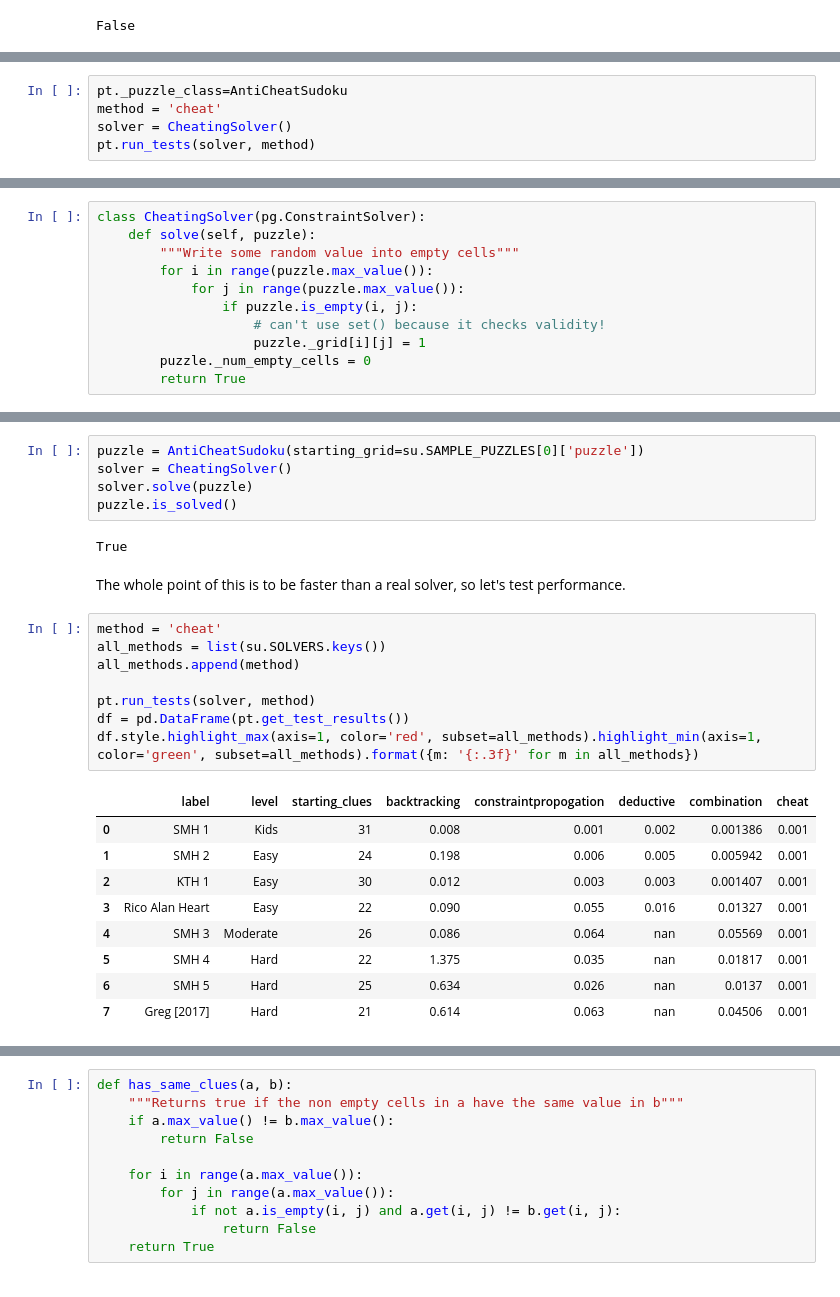
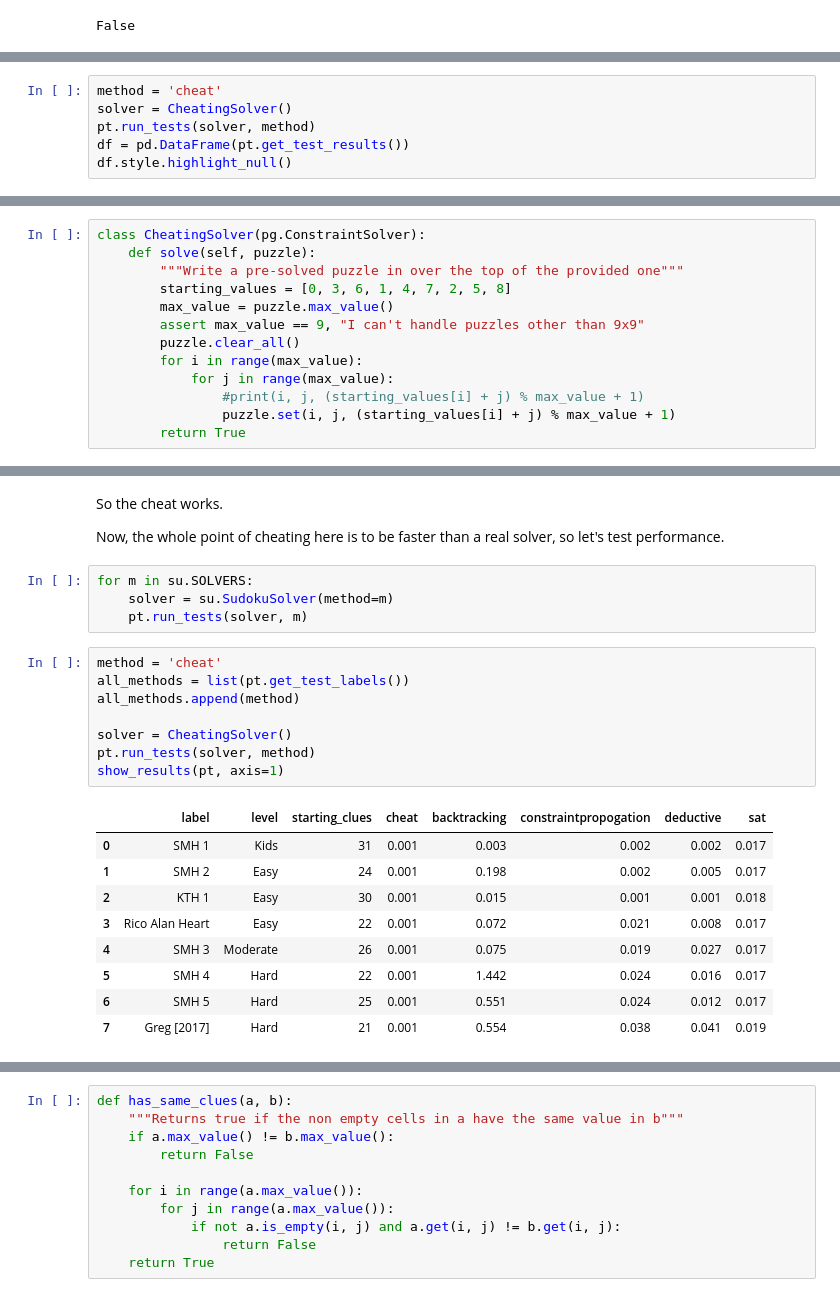
Before and after one commit to hissohathair/puzzle-solvers, a Jupyter notebook: Sudoku Solver.ipynb, the cells around one changed output, grey strips where cells are left out. Saved outputs shown, nothing was run; the diff lists cells and outputs as text.

```diff
--- a/Sudoku Solver.ipynb
+++ b/Sudoku Solver.ipynb
@@ -560,6 +609,7 @@ A little better -- the puzzle instance at least knows it is not solved, even tho
 # %%
-pt._puzzle_class=AntiCheatSudoku
 method = 'cheat'
 solver = CheatingSolver()
 pt.run_tests(solver, method)
+df = pd.DataFrame(pt.get_test_results())
+df.style.highlight_null()
 # %% [output]
@@ -586,12 +634,14 @@ So since our really simple cheater no longer works I guess we'll need a more sop
-# %%
-class CheatingSolver(pg.ConstraintSolver):
-    def solve(self, puzzle):
-        """Write some random value into empty cells"""
-        for i in range(puzzle.max_value()):
-            for j in range(puzzle.max_value()):
-                if puzzle.is_empty(i, j):
-                    # can't use set() because it checks validity!
-                    puzzle._grid[i][j] = 1
-        puzzle._num_empty_cells = 0
-        return True
+# %%
+class CheatingSolver(pg.ConstraintSolver):
+    def solve(self, puzzle):
+        """Write a pre-solved puzzle in over the top of the provided one"""
+        starting_values = [0, 3, 6, 1, 4, 7, 2, 5, 8]
+        max_value = puzzle.max_value()
+        assert max_value == 9, "I can't handle puzzles other than 9x9"
+        puzzle.clear_all()
+        for i in range(max_value):
+            for j in range(max_value):
+                #print(i, j, (starting_values[i] + j) % max_value + 1)
+                puzzle.set(i, j, (starting_values[i] + j) % max_value + 1)
+        return True
 # %%
@@ -626,28 +654,27 @@ class CheatingSolver(pg.ConstraintSolver):
-# %%
-puzzle = AntiCheatSudoku(starting_grid=su.SAMPLE_PUZZLES[0]['puzzle'])
-solver = CheatingSolver()
-solver.solve(puzzle)
-puzzle.is_solved()
-# %% [output]
-True
 # %% [markdown]
-The whole point of this is to be faster than a real solver, so let's test performance.
+So the cheat works.
+
+Now, the whole point of cheating here is to be faster than a real solver, so let's test performance.
+# %%
+for m in su.SOLVERS:
+    solver = su.SudokuSolver(method=m)
+    pt.run_tests(solver, m)
 # %%
 method = 'cheat'
-all_methods = list(su.SOLVERS.keys())
+all_methods = list(pt.get_test_labels())
 all_methods.append(method)
 
+solver = CheatingSolver()
 pt.run_tests(solver, method)
-df = pd.DataFrame(pt.get_test_results())
-df.style.highlight_max(axis=1, color='red', subset=all_methods).highlight_min(axis=1, color='green', subset=all_methods).format({m: '{:.3f}' for m in all_methods})
+show_results(pt, axis=1)
 # %% [output]
-|  | label | level | starting_clues | backtracking | constraintpropogation | deductive | combination | cheat |
-| 0 | SMH 1 | Kids | 31 | 0.008 | 0.001 | 0.002 | 0.001386 | 0.001 |
-| 1 | SMH 2 | Easy | 24 | 0.198 | 0.006 | 0.005 | 0.005942 | 0.001 |
-| 2 | KTH 1 | Easy | 30 | 0.012 | 0.003 | 0.003 | 0.001407 | 0.001 |
-| 3 | Rico Alan Heart | Easy | 22 | 0.090 | 0.055 | 0.016 | 0.01327 | 0.001 |
-| 4 | SMH 3 | Moderate | 26 | 0.086 | 0.064 | nan | 0.05569 | 0.001 |
-| 5 | SMH 4 | Hard | 22 | 1.375 | 0.035 | nan | 0.01817 | 0.001 |
-| 6 | SMH 5 | Hard | 25 | 0.634 | 0.026 | nan | 0.0137 | 0.001 |
-| 7 | Greg [2017] | Hard | 21 | 0.614 | 0.063 | nan | 0.04506 | 0.001 |
+|  | label | level | starting_clues | cheat | backtracking | constraintpropogation | deductive | sat |
+| 0 | SMH 1 | Kids | 31 | 0.001 | 0.003 | 0.002 | 0.002 | 0.017 |
+| 1 | SMH 2 | Easy | 24 | 0.001 | 0.198 | 0.002 | 0.005 | 0.017 |
+| 2 | KTH 1 | Easy | 30 | 0.001 | 0.015 | 0.001 | 0.001 | 0.018 |
+| 3 | Rico Alan Heart | Easy | 22 | 0.001 | 0.072 | 0.021 | 0.008 | 0.017 |
+| 4 | SMH 3 | Moderate | 26 | 0.001 | 0.075 | 0.019 | 0.027 | 0.017 |
+| 5 | SMH 4 | Hard | 22 | 0.001 | 1.442 | 0.024 | 0.016 | 0.017 |
+| 6 | SMH 5 | Hard | 25 | 0.001 | 0.551 | 0.024 | 0.012 | 0.017 |
+| 7 | Greg [2017] | Hard | 21 | 0.001 | 0.554 | 0.038 | 0.041 | 0.019 |
 # %% [markdown]
```
Also changed, not shown: parts of 100 cells of this notebook, 3 other files.
